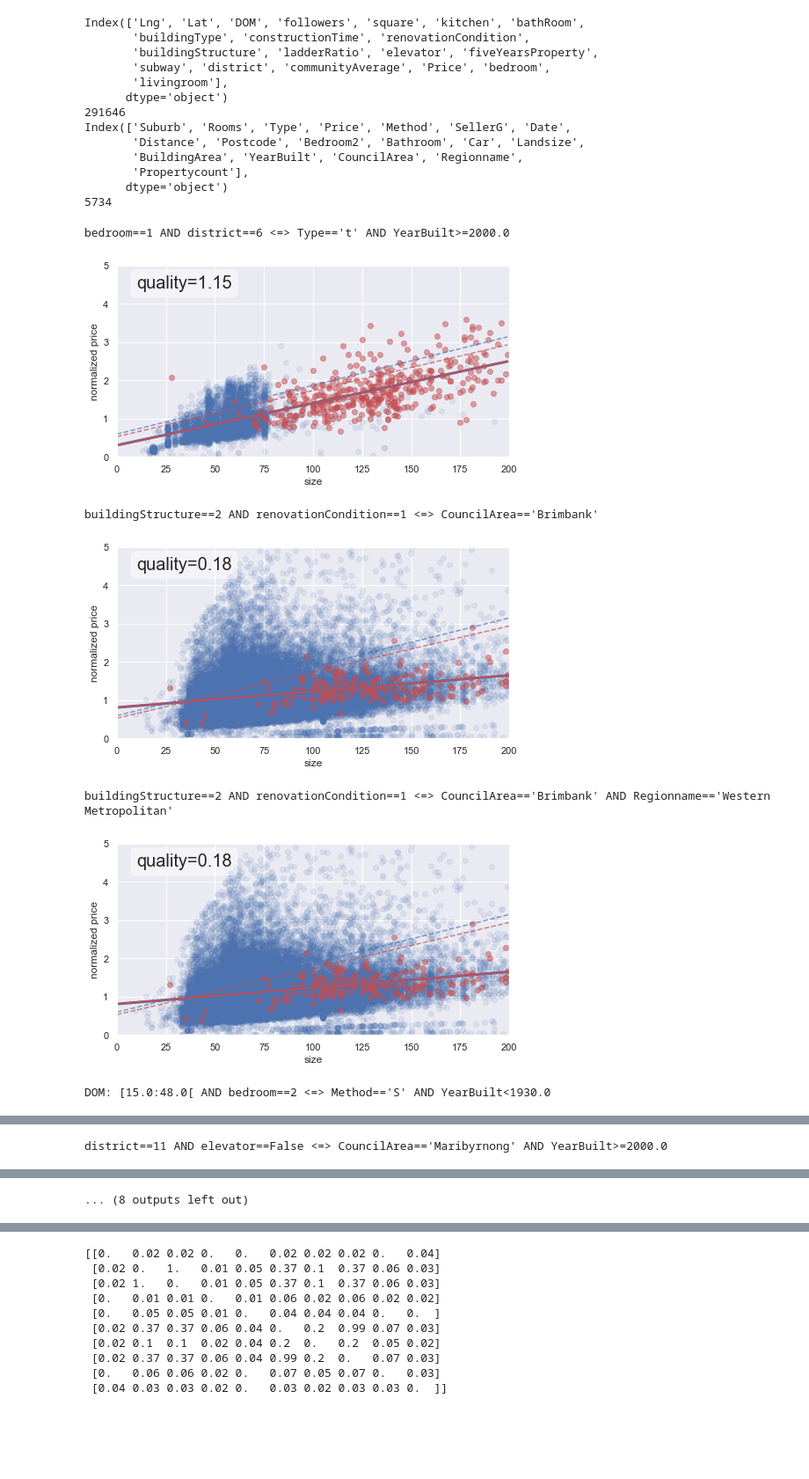
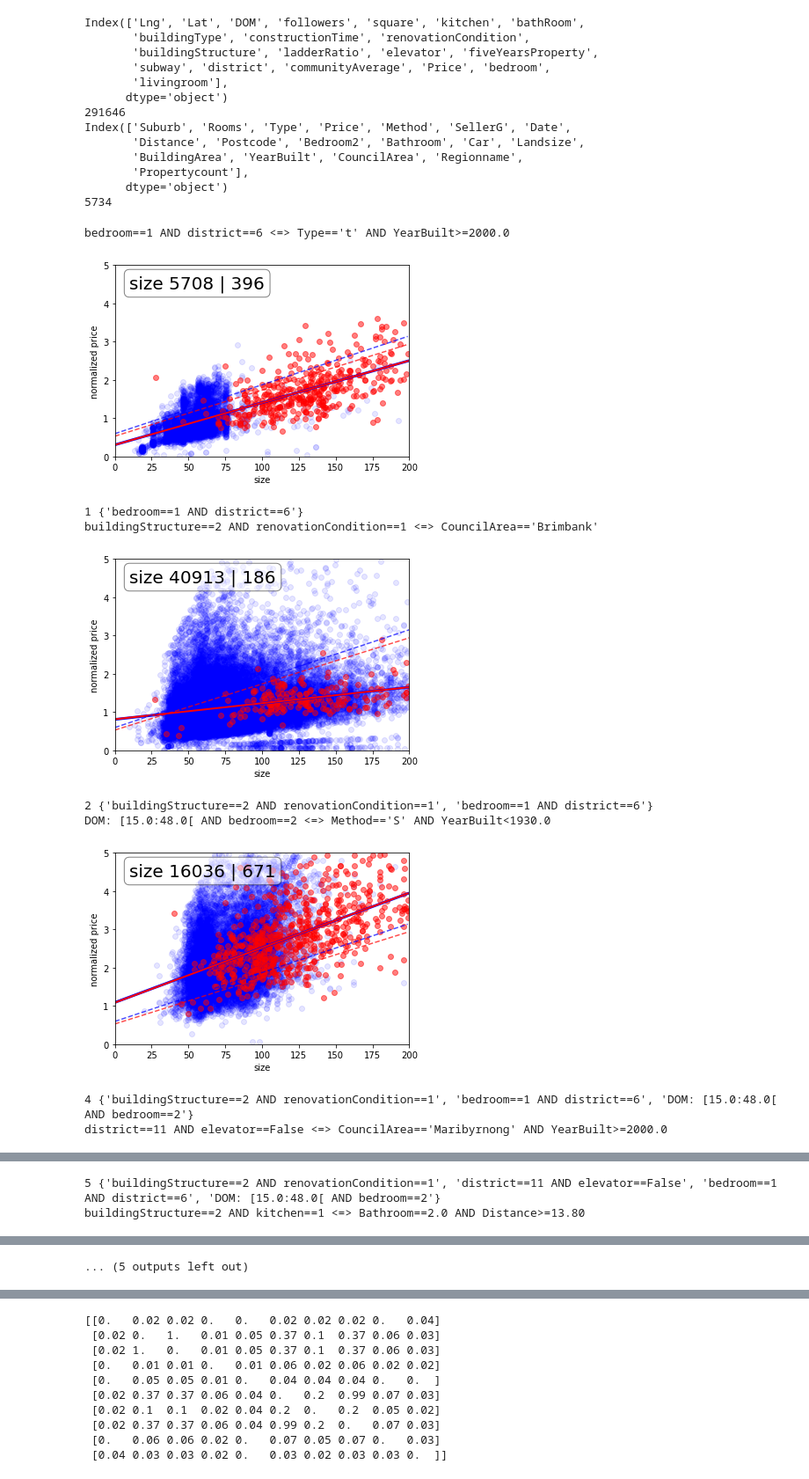
Before and after one commit to Feelx234/pyRDMM, a Jupyter notebook: scripts/housing2.ipynb, the cells around one changed output, grey strips where cells are left out. Shown at 88% size. Cells and saved outputs as stored; diff of their text form; code cells hidden in the pictures; blank space fills up the shorter version.

Commit message:
polishing final submission plots

```diff
--- a/scripts/housing2.ipynb
+++ b/scripts/housing2.ipynb
@@ -161,8 +161,8 @@ len(df_bej)
 291646
 # %%
 import matplotlib.pyplot as plt
-import seaborn as sns
-sns.set(rc={'figure.figsize':(8,4)})
+#import seaborn as sns
+#sns.set(rc={'figure.figsize':(8,4)})
 # %%
 max_square=max(df_melb['BuildingArea'].max(),df_bej['square'].max())
 print(max_square)
@@ -383,39 +377,63 @@ def plot_result(score,tpl,df1,df2):
     plt.scatter(df2_cov['BuildingArea'],df2_cov['Price'],color='r',alpha=0.5,label='melbourne subgroup')
 
     beta2=np.polyfit(df2_cov['BuildingArea'],df2_cov['Price'],1)
     plt.plot(x,np.polyval(beta1,x),color='b',linewidth=3,label='bejing subgroup fit')
     plt.plot(x,np.polyval(beta2,x),color='r',linewidth=2,label='melbourne subgroup fit')
 
     plt.plot(x,np.polyval(overall1,x),'b--',alpha=0.7,label='bejing overall fit')
     plt.plot(x,np.polyval(overall2,x),'r--',alpha=0.7,label='melbourne overall fit')
 
     plt.ylabel('normalized price')
     plt.xlabel('size')
     plt.xlim([0,200])
     plt.ylim([0,5])
     #plt.legend(loc='upper left')
     np.set_printoptions(precision=6)
-    textstr=f'quality={np.round(score,2)}'#'\nbeta1={str(beta1)}\nbeta2={str(beta1)}'
+    #textstr=f'quality={np.round(score,2)}'#'\nbeta1={str(beta1)}\nbeta2={str(beta1)}'
+    textstr=f'size {tpl[2].size_sg} | {tpl[3].size_sg}'
     props = dict(boxstyle='round', facecolor='white', alpha=0.5)
 
     # place a text box in upper left in axes coords
     plt.text(0.05, 0.95, textstr,transform=plt.gca().transAxes, fontsize=20,
         verticalalignment='top', bbox=props)
 
     print(str(sgd1)+' <=> '+str(sgd2))
     return str(sgd1)+' <=> '+str(sgd2)
 subgroup_descriptions=[]
-for i in range(10):
+
+avoid_L = set()
+avoid_R = set()
+n_pairs = 8
+i=0
+while len(avoid_L) < n_pairs:
+    descr_L = str(result[0+i][1][0])
+    descr_R = str(result[0+i][1][1])
+    if (descr_L in avoid_L) or (descr_R in avoid_R):
+        i+=1
+        continue
+    avoid_L.add(descr_L)
+    avoid_R.add(descr_R)
     fig=plt.figure()
     desc=plot_result(result[0+i][0],result[0+i][1],df_bej, df_melb)
     subgroup_descriptions.append(' '.join([str(i),str(result[0+i][0]),desc]))
-    fig.savefig(folder_out/Path('matplotlib_images')/f'top-{int(alpha*10)}-{int(beta*10)}-{int(gamma*10)}-{depth_bej}-{parameters.depth}-{i}.png',bbox='tight',bbox_inches = 'tight', pad_inches = 0)
+    name = str(folder_out/Path('matplotlib_images2')/f'top-{int(alpha*10)}-{int(beta*10)}-{int(gamma*10)}-{depth_bej}-{parameters.depth}-{i}')
+    fig.savefig(name+'.png',bbox='tight',bbox_inches = 'tight', pad_inches = 0)
+
+    with open(name+".txt",'w') as f:
+        f.write(descr_L+ "\r\n" +descr_R)
     plt.show()
+    i+=1
+    print(i, avoid_L)
+    if i >= len(result):
+        break
 # %% [output]
 bedroom==1 AND district==6 <=> Type=='t' AND YearBuilt>=2000.0
-[figure, old version]
+[figure, new version]
+1 {'bedroom==1 AND district==6'}
 buildingStructure==2 AND renovationCondition==1 <=> CouncilArea=='Brimbank'
-[figure, old version]
+[figure, new version]
-buildingStructure==2 AND renovationCondition==1 <=> CouncilArea=='Brimbank' AND Regionname=='Western Metropolitan'
+2 {'buildingStructure==2 AND renovationCondition==1', 'bedroom==1 AND district==6'}
+DOM: [15.0:48.0[ AND bedroom==2 <=> Method=='S' AND YearBuilt<1930.0
-[figure, old version]
+[figure, new version]
-DOM: [15.0:48.0[ AND bedroom==2 <=> Method=='S' AND YearBuilt<1930.0
+4 {'buildingStructure==2 AND renovationCondition==1', 'bedroom==1 AND district==6', 'DOM: [15.0:48.0[ AND bedroom==2'}
+district==11 AND elevator==False <=> CouncilArea=='Maribyrnong' AND YearBuilt>=2000.0
@@ -423 +441,2 @@ DOM: [15.0:48.0[ AND bedroom==2 <=> Method=='S' AND YearBuilt<1930.0
-district==11 AND elevator==False <=> CouncilArea=='Maribyrnong' AND YearBuilt>=2000.0
+5 {'buildingStructure==2 AND renovationCondition==1', 'district==11 AND elevator==False', 'bedroom==1 AND district==6', 'DOM: [15.0:48.0[ AND bedroom==2'}
+buildingStructure==2 AND kitchen==1 <=> Bathroom==2.0 AND Distance>=13.80
@@ -427 +447 @@ buildingStructure==2 AND kitchen==1 <=> Bathroom==2.0 AND Distance>=13.80
-... (8 outputs left out)
+... (5 outputs left out)
```
Also changed, not shown: parts of 15 cells of this notebook, 3 other files.
